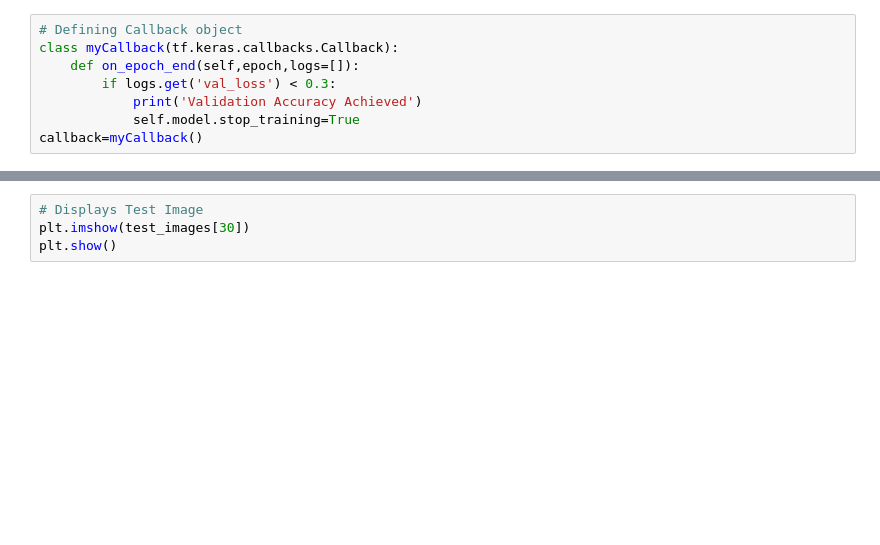
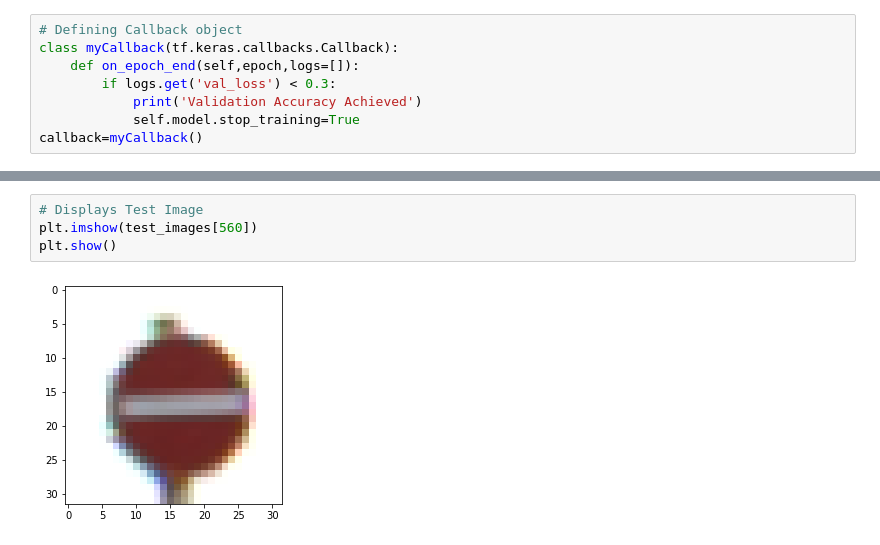
Before and after one commit to AliAqdas-repo/TrafficSignClassification, a Jupyter notebook: TrafficSignClassifier.ipynb, the cells around one changed output, grey strips where cells are left out. Drawn from its saved outputs; the diff is of its cells as text; blank space fills up the shorter version.

```diff
--- a/TrafficSignClassifier.ipynb
+++ b/TrafficSignClassifier.ipynb
@@ -126,4 +195,6 @@ plt.legend()
 # %%
 # Displays Test Image
-plt.imshow(test_images[30])
+plt.imshow(test_images[560])
 plt.show()
+# %% [output]
+[figure, added]
```
Also changed, not shown: parts of 10 cells of this notebook, 2 other files.
